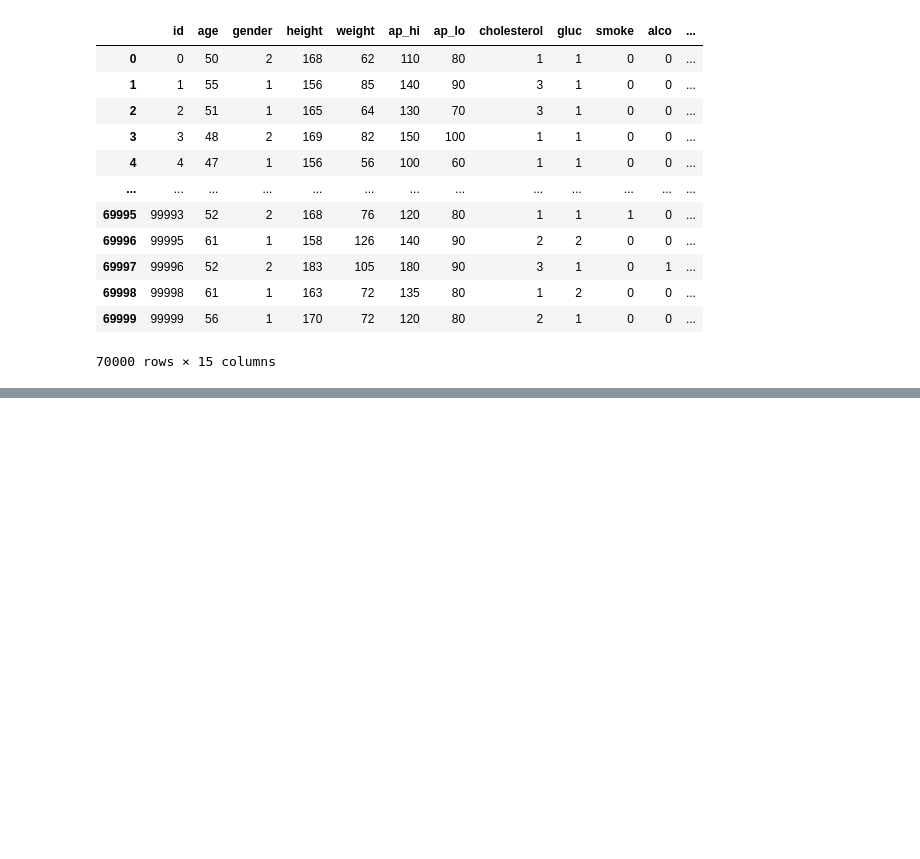
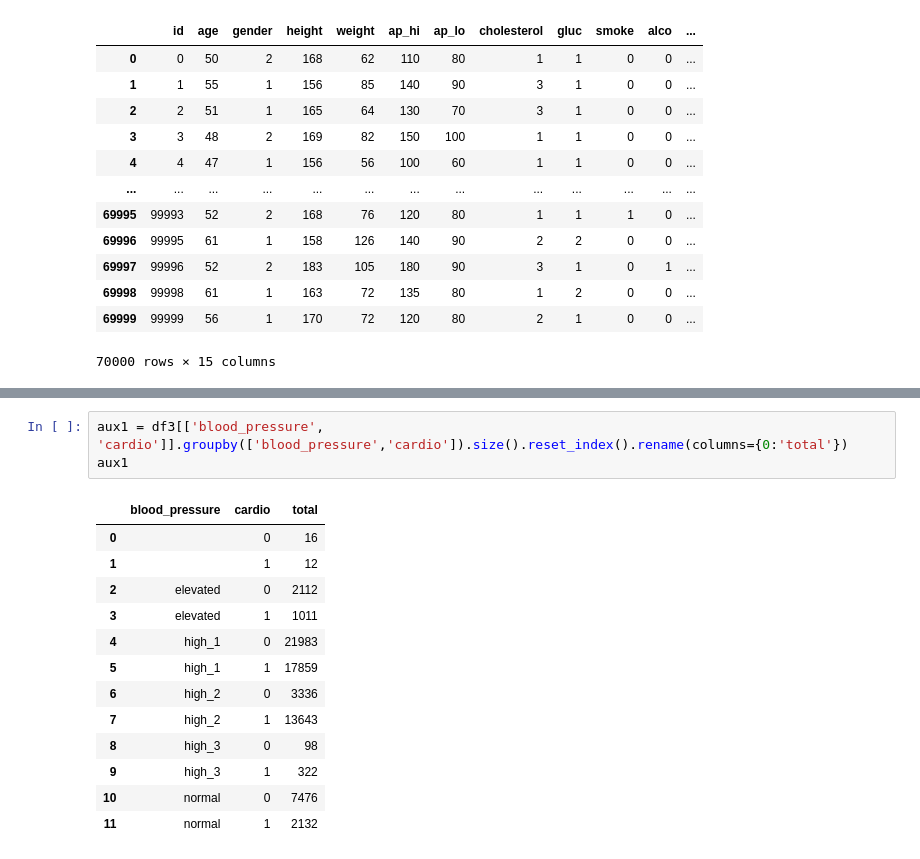
Before and after one commit to HenriqueCR1291/cardio_catch_diseases, a Jupyter notebook: m01_cardio_catch_diseases.ipynb, the cells around one changed output, grey strips where cells are left out. Cells and saved outputs as stored; diff of their text form; blank space fills up the shorter version.

```diff
--- a/m01_cardio_catch_diseases.ipynb
+++ b/m01_cardio_catch_diseases.ipynb
@@ -1134,0 +1155,17 @@ df3
+# %%
+aux1 = df3[['blood_pressure', 'cardio']].groupby(['blood_pressure','cardio']).size().reset_index().rename(columns={0:'total'})
+aux1
+# %% [output]
+|  | blood_pressure | cardio | total |
+| 0 |  | 0 | 16 |
+| 1 |  | 1 | 12 |
+| 2 | elevated | 0 | 2112 |
+| 3 | elevated | 1 | 1011 |
+| 4 | high_1 | 0 | 21983 |
+| 5 | high_1 | 1 | 17859 |
+| 6 | high_2 | 0 | 3336 |
+| 7 | high_2 | 1 | 13643 |
+| 8 | high_3 | 0 | 98 |
+| 9 | high_3 | 1 | 322 |
+| 10 | normal | 0 | 7476 |
+| 11 | normal | 1 | 2132 |
```
Also changed, not shown: parts of 4 cells of this notebook.
